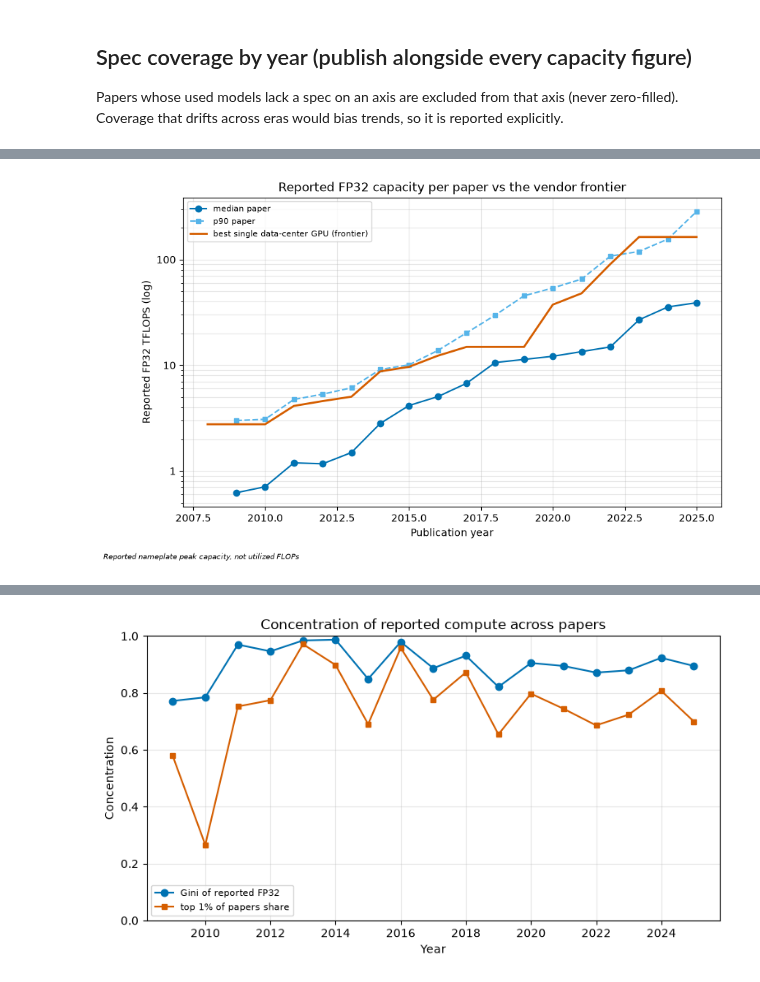
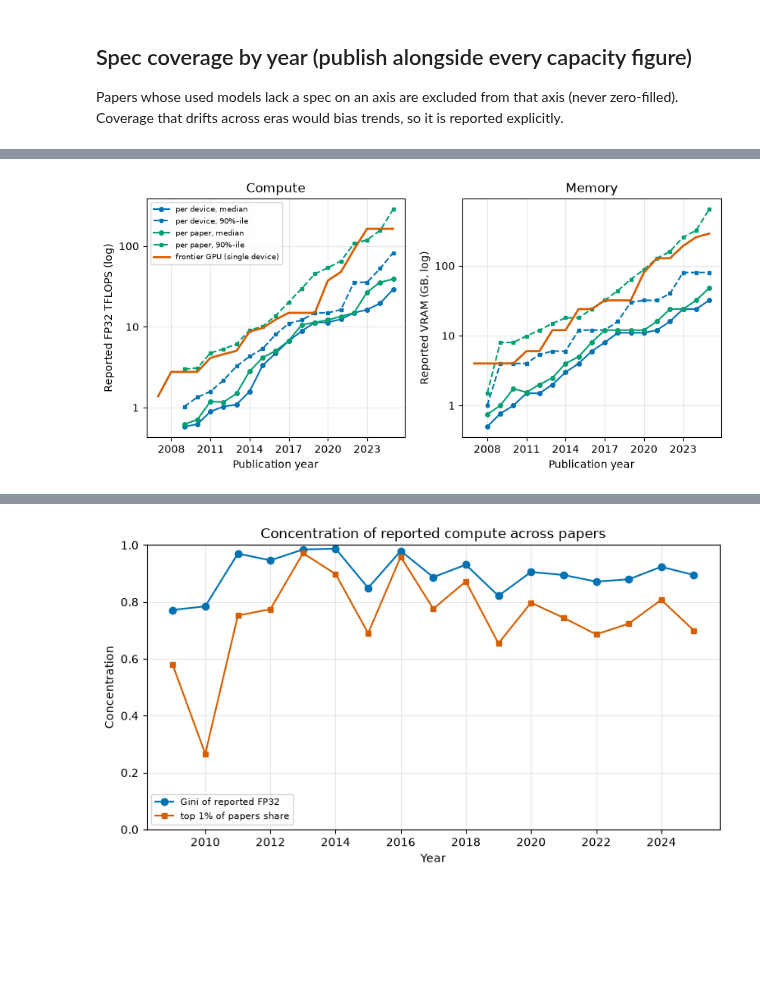
Before and after one commit to tgebhart/accelscan, a Jupyter notebook: notebooks/capacity.ipynb, the cells around one changed output, grey strips where cells are left out. Saved outputs shown, nothing was run; the diff lists cells and outputs as text; code cells hidden in the pictures; blank space fills up the shorter version.

```diff
--- a/notebooks/capacity.ipynb
+++ b/notebooks/capacity.ipynb
@@ -42,12 +43,12 @@ install_year_tick_fix()   # no fractional year ticks (2007.5) on any figure
 # %%
 COUNT_POLICY = 'floor1'      # 'floor1' (primary) | 'explicit' (robustness)
 MODEL_TAG, PROMPT_VERSION = 'qwen3-14b', 'p1'
-YEAR_MIN, YEAR_MAX = 2008, 2025
+YEAR_MIN, YEAR_MAX = 2005, 2025
 LOCAL_CAPACITY = None        # e.g. 'output/compute_smoke' to read a local smoke run
 LOCAL_PRECISION = None       # e.g. 'output/precision_smoke'
 MIN_PAPERS_PER_YEAR = 25     # suppress year points with too little support
+TOP_FIELDS = 8               # fields ranked by papers with ANY accelerator mention
 
-CAVEAT = 'Reported nameplate peak capacity, not utilized FLOPs'
 C_MED, C_P90, C_FRONT = '#0072B2', '#56B4E9', '#D55E00'
 reg = load_registry()
 so = storage_options()
@@ -61,13 +62,27 @@ else:
            f'/{MODEL_TAG}/paper_capacity_{COUNT_POLICY}.parquet')
     cap = pl.read_parquet(key, storage_options=so)
 
+# paper_flags holds one row per paper with >=1 ok mention, so its row count per
+# field IS the any-mention ranking used for "top fields" everywhere in the repo
+# (not corpus size, not used-in-this-work only).
+flag_ids = pl.read_parquet(
+    f's3://{BUCKET}/{OUT_PREFIX}/analytic/{reg.version}/{PROMPT_VERSION}/{MODEL_TAG}'
+    f'/paper_flags.parquet', storage_options=so, columns=['corpusid'])
+
+need = pl.concat([cap.select('corpusid'), flag_ids]).unique().to_series().to_list()
 fields = (pl.scan_parquet(f's3://{BUCKET}/{PAPERS_PREFIX}*.parquet', storage_options=so)
           .select('corpusid', 's2fieldsofstudy')
-          .filter(pl.col('corpusid').is_in(cap['corpusid'].to_list()))
+          .filter(pl.col('corpusid').is_in(need))
           .with_columns(field=pl.col('s2fieldsofstudy').list.first().struct.field('category'))
           .select('corpusid', 'field').collect())
 cap = (cap.join(fields, on='corpusid', how='left')
        .filter(pl.col('year').is_between(YEAR_MIN, YEAR_MAX)))
+
+top_fields = (flag_ids.join(fields, on='corpusid', how='left')
+              .filter(pl.col('field').is_not_null())
+              .group_by('field').agg(n=pl.len()).sort('n', descending=True)
+              .head(TOP_FIELDS)['field'].to_list())
+print(f'top {TOP_FIELDS} fields by any-mention papers: ' + ', '.join(top_fields))
 print(f'{cap.height:,} papers | policy={COUNT_POLICY} '
       f'| specs from registry v{cap["spec_registry_version"][0]} '
       f'| mentions from v{cap["mentions_registry_version"][0]}')
@@ -122,43 +166,73 @@ science-vs-frontier divergence.
 # %%
 specs = spec_frame(reg)
 
 def frontier(axis_col: str, segment: str = 'datacenter') -> pl.DataFrame:
     """Best single-device spec available up to each year (the vendor frontier)."""
     s = (specs.filter(pl.col('segment') == segment)
          .filter(pl.col(axis_col).is_not_null() & pl.col('release_year').is_not_null()))
     rows = []
     for y in range(YEAR_MIN, YEAR_MAX + 1):
         avail = s.filter(pl.col('release_year') <= y)
         if avail.height:
             rows.append({'year': y, 'frontier': avail[axis_col].max()})
     return pl.DataFrame(rows)
 
 def capacity_by_year(col: str, missing_flag: str) -> pl.DataFrame:
     d = cap.filter(~pl.col(missing_flag) & pl.col(col).is_not_null())
     return (d.group_by('year').agg(n=pl.len(),
                                    med=pl.col(col).median(),
                                    p90=pl.col(col).quantile(0.9),
                                    total=pl.col(col).sum())
             .filter(pl.col('n') >= MIN_PAPERS_PER_YEAR).sort('year'))
 
-fl = capacity_by_year('reported_fp32_gflops', 'spec_missing_fp32')
-fr = frontier('fp32_gflops')
-fig, ax = plt.subplots(figsize=(9.5, 5.5))
-ax.plot(fl['year'], fl['med'] / 1000, marker='o', color=C_MED, label='median paper')
-ax.plot(fl['year'], fl['p90'] / 1000, marker='s', ms=4, ls='--', color=C_P90, label='p90 paper')
-ax.plot(fr['year'], fr['frontier'] / 1000, color=C_FRONT, lw=2,
-        label='best single data-center GPU (frontier)')
-ax.set_yscale('log')
-ax.yaxis.set_major_formatter(mticker.FuncFormatter(lambda v, _: f'{v:g}'))
-ax.set(xlabel='Publication year', ylabel='Reported FP32 TFLOPS (log)',
-       title='Reported FP32 capacity per paper vs the vendor frontier')
-ax.legend(fontsize=8); ax.grid(alpha=0.3, which='both')
-fig.text(0.01, -0.02, CAVEAT, fontsize=7, style='italic')
-plt.show()
+# Per-device counterparts: the frontier is a single-device spec, so the paper-side
+# quantity has to be per device too (device-weighted mean for mixed-hardware papers).
+cap = cap.with_columns(
+    per_device_fp32_gflops=pl.col('reported_fp32_gflops') / pl.col('total_devices'),
+    per_device_vram_gb=pl.col('reported_vram_gb') / pl.col('total_devices'))
+
+C_DEV, C_PAPER = '#0072B2', '#009E73'      # quantity: per device vs per paper
+PANELS = [  # per-device col, per-paper col, missing flag, spec col, scale, ylabel, title
+    ('per_device_fp32_gflops', 'reported_fp32_gflops', 'spec_missing_fp32',
+     'fp32_gflops', 1000, 'Reported FP32 TFLOPS (log)', 'Compute'),
+    ('per_device_vram_gb', 'reported_vram_gb', 'spec_missing_vram',
+     'vram_gb', 1, 'Reported VRAM (GB, log)', 'Memory'),
+]
+tables = {}
+fig, axes = plt.subplots(1, 2, figsize=(8.5, 4.1))
+for ax, (pdc, ppc, flag, spec, scale, ylab, ttl) in zip(axes, PANELS):
+    per_dev, per_paper = capacity_by_year(pdc, flag), capacity_by_year(ppc, flag)
+    for d, color, name in ((per_dev, C_DEV, 'per device'),
+                           (per_paper, C_PAPER, 'per paper')):
+        ax.plot(d['year'], d['med'] / scale, marker='o', ms=4, color=color,
+                label=f'{name}, median')
+        ax.plot(d['year'], d['p90'] / scale, marker='s', ms=3.5, ls='--', color=color,
+                label=f'{name}, 90%-ile')
+    fr = frontier(spec)
+    ax.plot(fr['year'], fr['frontier'] / scale, color=C_FRONT, lw=2,
+            label='frontier GPU (single device)')
+    ax.set_yscale('log')
+    ax.yaxis.set_major_formatter(mticker.FuncFormatter(lambda v, _: f'{v:g}'))
+    ax.set(xlabel='Publication year', ylabel=ylab, title=ttl)
+    ax.grid(alpha=0.3)
+    tables[ttl] = (per_dev, per_paper, scale)
+axes[0].legend(fontsize=7.5)     # both panels share the encoding, so one legend
+
+# fig.suptitle('Reported capacity per paper vs the vendor frontier')
+plt.tight_layout(); plt.show()
+
 with pl.Config(tbl_rows=20):
-    print(fl.with_columns(med_tflops=(pl.col('med')/1000).round(2),
-                          p90_tflops=(pl.col('p90')/1000).round(1),
-                          total_pflops=(pl.col('total')/1e6).round(1))
-          .select('year','n','med_tflops','p90_tflops','total_pflops'))
+    for ttl, (per_dev, per_paper, scale) in tables.items():
+        print(f'--- {ttl} ---')
+        print(per_paper.join(per_dev.select('year', pd_med='med', pd_p90='p90'), on='year')
+              .with_columns(per_dev_med=(pl.col('pd_med')/scale).round(2),
+                            per_dev_p90=(pl.col('pd_p90')/scale).round(1),
+                            per_paper_med=(pl.col('med')/scale).round(2),
+                            per_paper_p90=(pl.col('p90')/scale).round(1))
+              .select('year', 'n', 'per_dev_med', 'per_dev_p90',
+                      'per_paper_med', 'per_paper_p90')
+              # display-only headers; the internal p90 columns keep their identifiers
+              .rename({'per_dev_p90': 'per_dev_90%-ile',
+                       'per_paper_p90': 'per_paper_90%-ile'}))
 # %% [output]
-[figure, old version]
+[figure, new version]
```
Also changed, not shown: parts of 21 cells of this notebook, 7 other files.
